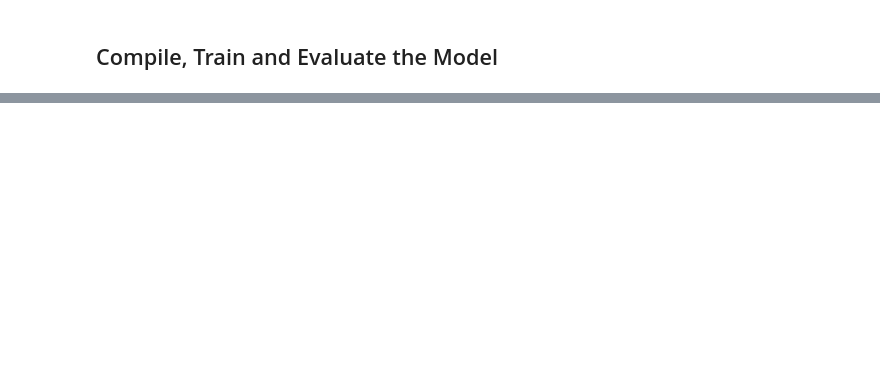
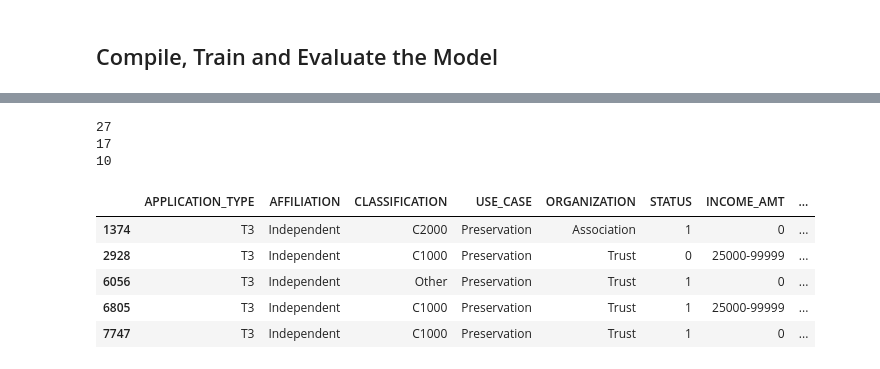
Before and after one commit to mlister3/Funding_Deep_Learning, a Jupyter notebook: Starter_Code.ipynb, the cells around one changed output, grey strips where cells are left out. Saved outputs shown, nothing was run; the diff lists cells and outputs as text; code cells hidden in the pictures; blank space fills up the shorter version.

```diff
--- a/Starter_Code.ipynb
+++ b/Starter_Code.ipynb
@@ -20,6 +20,7 @@ application_df.head()
 # %%
 # Drop the non-beneficial ID columns, 'EIN' and 'NAME'.
 application_df = application_df.drop(['EIN', 'NAME'], axis=1)
+working_op_df = application_df
 # %%
 # Determine the number of unique values in each column.
 application_df.nunique()
@@ -174,0 +339,16 @@ len(X_test_scaled)
+# %%
+Test_Index_DF_0 = working_op_df[working_op_df['SPECIAL_CONSIDERATIONS'] == "Y"]
+print(len(Test_Index_DF_0))
+print(len(Test_Index_DF_0[Test_Index_DF_0['IS_SUCCESSFUL'] == 1]))
+print(len(Test_Index_DF_0[Test_Index_DF_0['IS_SUCCESSFUL'] == 0]))
+Test_Index_DF_0.head(5)
+# %% [output]
+27
+17
+10
+|  | APPLICATION_TYPE | AFFILIATION | CLASSIFICATION | USE_CASE | ORGANIZATION | STATUS | INCOME_AMT | ... |
+| 1374 | T3 | Independent | C2000 | Preservation | Association | 1 | 0 | ... |
+| 2928 | T3 | Independent | C1000 | Preservation | Trust | 0 | 25000-99999 | ... |
+| 6056 | T3 | Independent | Other | Preservation | Trust | 1 | 0 | ... |
+| 6805 | T3 | Independent | C1000 | Preservation | Trust | 1 | 25000-99999 | ... |
+| 7747 | T3 | Independent | C1000 | Preservation | Trust | 1 | 0 | ... |
```
Also changed, not shown: parts of 38 cells of this notebook.
